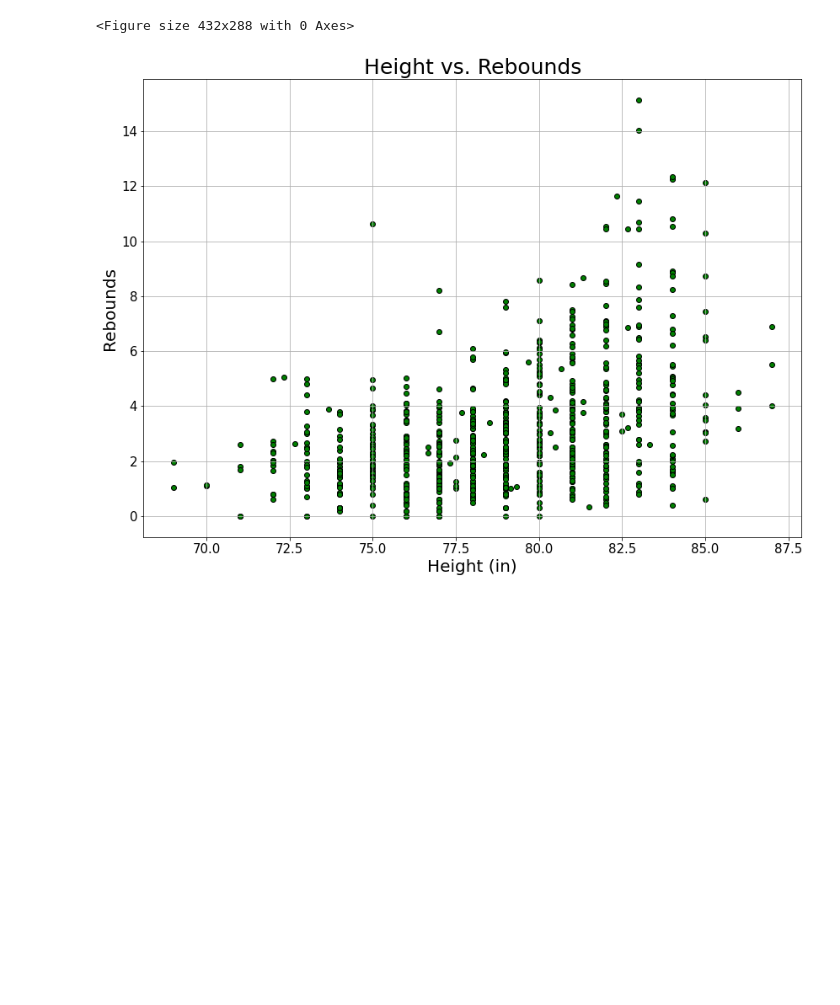
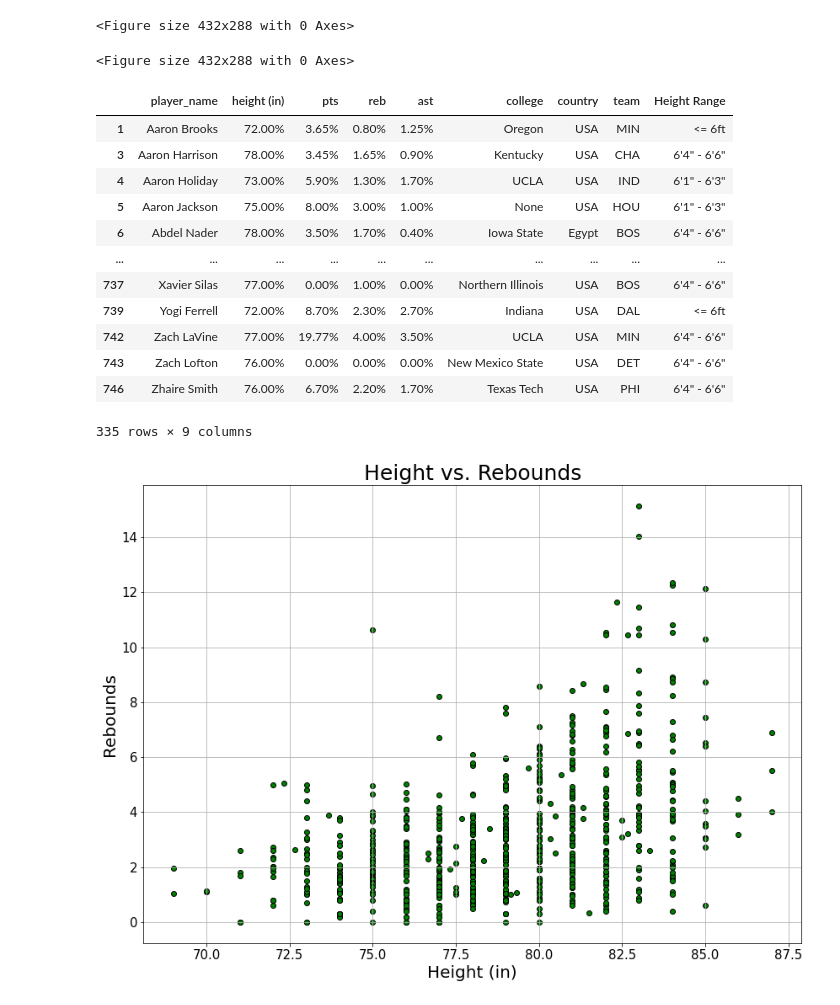
Before and after one commit to ic17rey/butler-groupA-project1, a Jupyter notebook: nba_height_project_analysis.ipynb, the cells around one changed output. Drawn from its saved outputs; the diff is of its cells as text; code cells hidden in the pictures; blank space fills up the shorter version.

```diff
--- a/nba_height_project_analysis.ipynb
+++ b/nba_height_project_analysis.ipynb
@@ -222,3 +253,11 @@ binning_nba_salary_df
 | 10M to 14.9M | 39 |
 | 15M to 19.9M | 22 |
 | > 20M | 27 |
+# %%
+pd.options.display.float_format = "{:.2f}%".format
+
+# Show number of players for each Salary bin and also the percentage of total
+binning_nba_salary_df["perc_of_players"] = binning_nba_salary_df / len(nba_stats_with_salary_df) * 100
+
+
+binning_nba_salary_df
@@ -254,3 +305,12 @@ nba_stats_df.describe()
 | 50% | 79.00 | 5.80 | 2.58 | 1.10 |
 | 75% | 81.00 | 9.47 | 3.95 | 2.10 |
 | max | 87.00 | 31.87 | 15.13 | 10.47 |
+# %%
+# Explore mean, median, mode for heights in nba_stats_df (mean should be 78.87 like above)
+heights = nba_stats_df["height (in)"]
+
+mean_heights_numpy = np.mean(heights)
+print(f"The mean of heights is {mean_heights_numpy}")
+
+print(mean_heights)
+# Do the same for median
@@ -344,3 +429,28 @@ pearsonr results: (-0.017377411665314996, 0.6351390828365829).
 The correlation between these two factors is -0.017.
 [figure]
 <Figure size 432x288 with 0 Axes>
+# %%
+ht_vs_pts_lin_reg_output_image = os.path.join("Output_files", "Ht_vs_pts_lin_reg.png")
+plt.savefig(ht_vs_pts_output_image)
+plt.show()
+# %% [output]
+<Figure size 432x288 with 0 Axes>
+# %%
+# Explore the same kind of plotting with only half the heights
+# One scatter for those less than the mean height, and the other for those greater than the mean height
+nba_stats_heights_below_mean_df = nba_stats_df.loc[nba_stats_df["height (in)"] < (mean_heights_numpy)]
+nba_stats_heights_below_mean_df
+# %% [output]
+|  | player_name | height (in) | pts | reb | ast | college | country | team | Height Range |
+| 1 | Aaron Brooks | 72.00% | 3.65% | 0.80% | 1.25% | Oregon | USA | MIN | <= 6ft |
+| 3 | Aaron Harrison | 78.00% | 3.45% | 1.65% | 0.90% | Kentucky | USA | CHA | 6'4" - 6'6" |
+| 4 | Aaron Holiday | 73.00% | 5.90% | 1.30% | 1.70% | UCLA | USA | IND | 6'1" - 6'3" |
+| 5 | Aaron Jackson | 75.00% | 8.00% | 3.00% | 1.00% | None | USA | HOU | 6'1" - 6'3" |
+| 6 | Abdel Nader | 78.00% | 3.50% | 1.70% | 0.40% | Iowa State | Egypt | BOS | 6'4" - 6'6" |
+| ... | ... | ... | ... | ... | ... | ... | ... | ... | ... |
+| 737 | Xavier Silas | 77.00% | 0.00% | 1.00% | 0.00% | Northern Illinois | USA | BOS | 6'4" - 6'6" |
+| 739 | Yogi Ferrell | 72.00% | 8.70% | 2.30% | 2.70% | Indiana | USA | DAL | <= 6ft |
+| 742 | Zach LaVine | 77.00% | 19.77% | 4.00% | 3.50% | UCLA | USA | MIN | 6'4" - 6'6" |
+| 743 | Zach Lofton | 76.00% | 0.00% | 0.00% | 0.00% | New Mexico State | USA | DET | 6'4" - 6'6" |
+| 746 | Zhaire Smith | 76.00% | 6.70% | 2.20% | 1.70% | Texas Tech | USA | PHI | 6'4" - 6'6" |
+335 rows × 9 columns
```
Also changed, not shown: parts of 25 cells of this notebook, 3 other files.
